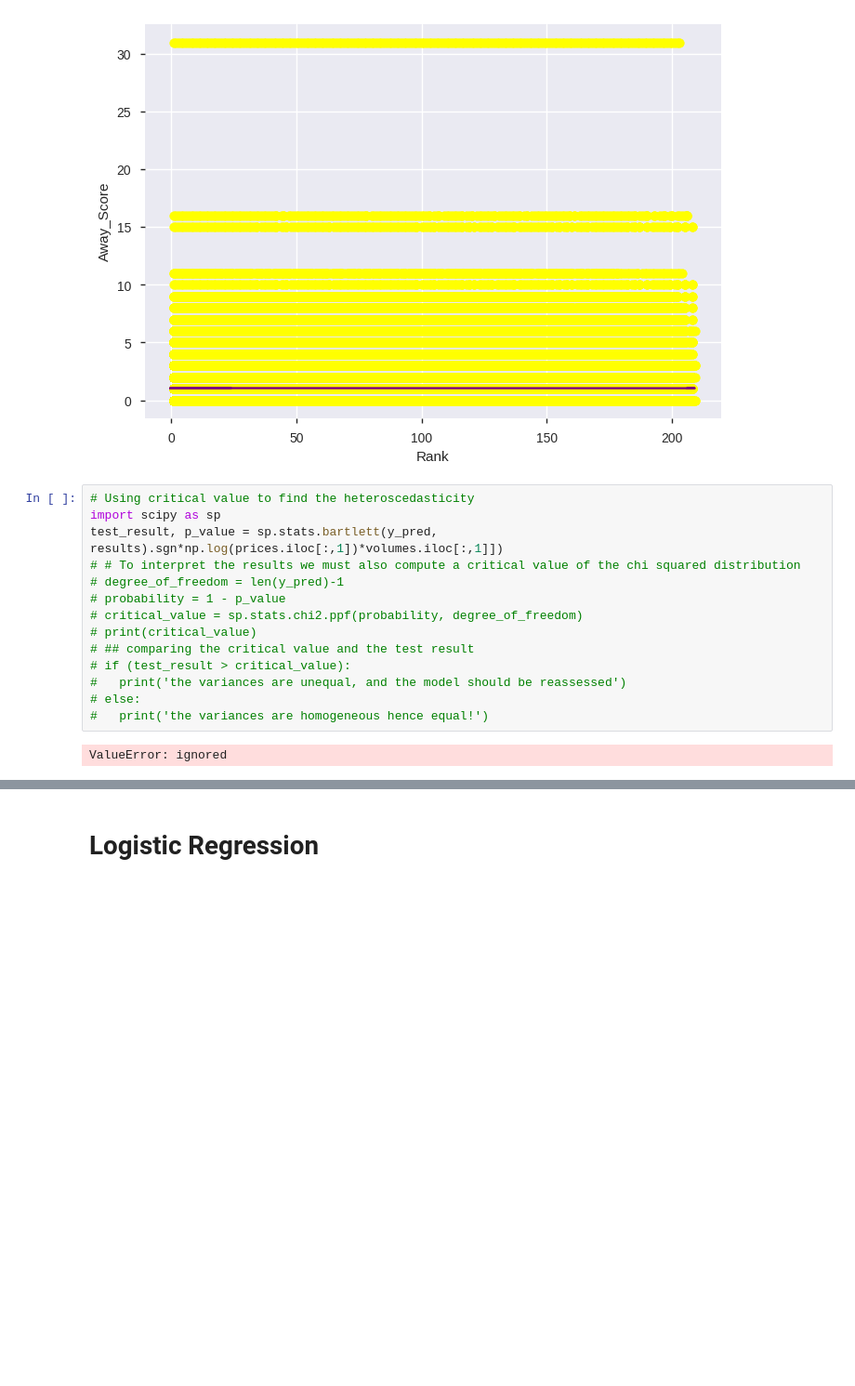
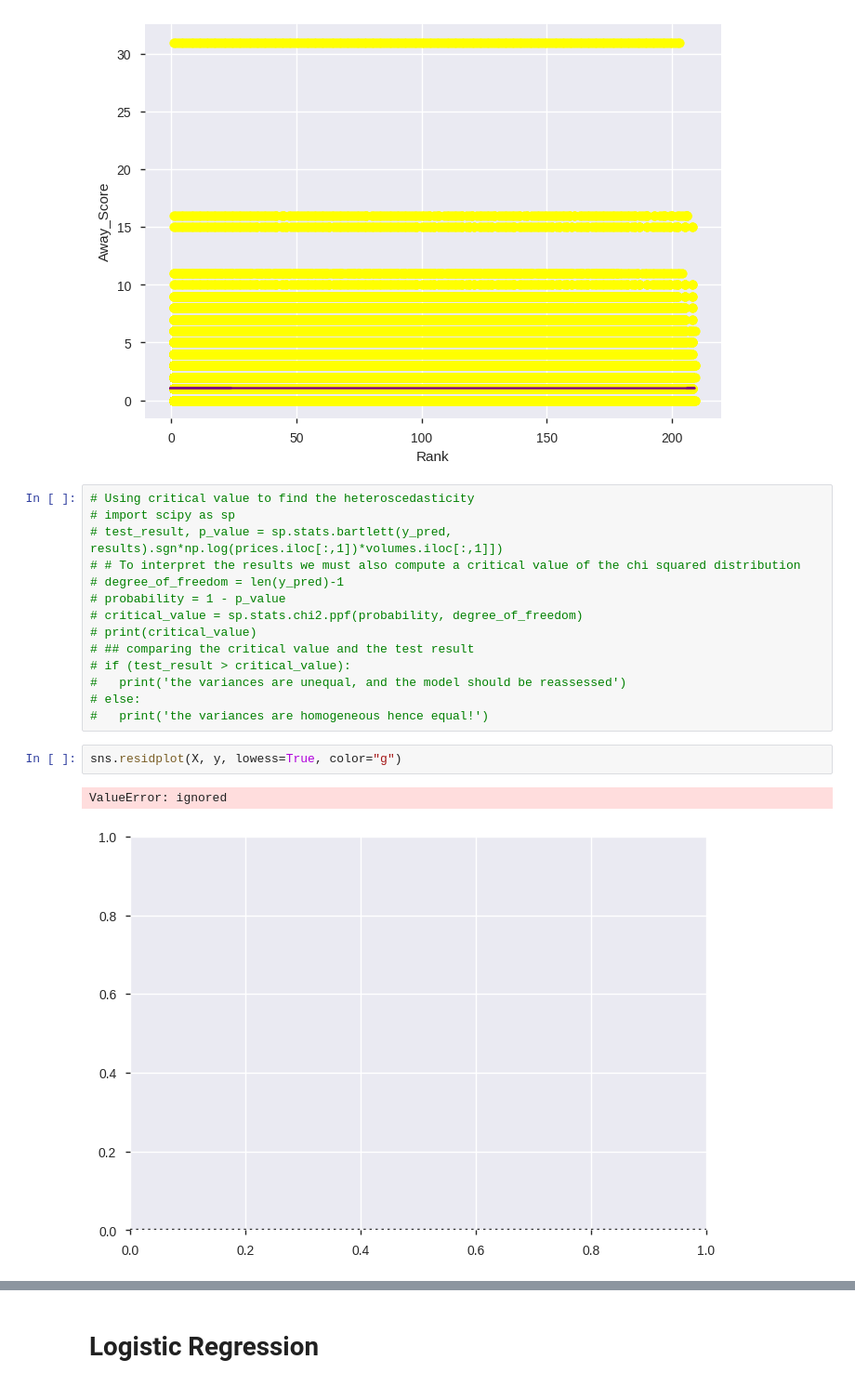
Before and after one commit to StephanieO-jpg/Fifa-IP6, a Jupyter notebook: Supervised_Learning_with_Exploratory_Data_Analysis_for_Mchezopesa_Limited.ipynb, the cells around one changed output, grey strips where cells are left out. Shown at 93% size. Drawn from its saved outputs; the diff is of its cells as text; blank space fills up the shorter version.

```diff
--- a/Supervised_Learning_with_Exploratory_Data_Analysis_for_Mchezopesa_Limited.ipynb
+++ b/Supervised_Learning_with_Exploratory_Data_Analysis_for_Mchezopesa_Limited.ipynb
@@ -905,8 +905,8 @@ plt.show()
 [figure]
 # %%
 # Using critical value to find the heteroscedasticity
-import scipy as sp
-test_result, p_value = sp.stats.bartlett(y_pred, results).sgn*np.log(prices.iloc[:,1])*volumes.iloc[:,1]])
+# import scipy as sp
+# test_result, p_value = sp.stats.bartlett(y_pred, results).sgn*np.log(prices.iloc[:,1])*volumes.iloc[:,1]])
 # # To interpret the results we must also compute a critical value of the chi squared distribution
 # degree_of_freedom = len(y_pred)-1
 # probability = 1 - p_value
@@ -917,5 +917,8 @@ test_result, p_value = sp.stats.bartlett(y_pred, results).sgn*np.log(prices.iloc
 #   print('the variances are unequal, and the model should be reassessed')
 # else:
 #   print('the variances are homogeneous hence equal!')
-# %% [output]
-ValueError: ignored
+# %%
+sns.residplot(X, y, lowess=True, color="g")
+# %% [output]
+ValueError: ignored
+[figure, added]
```
Also changed, not shown: parts of 12 cells of this notebook.
